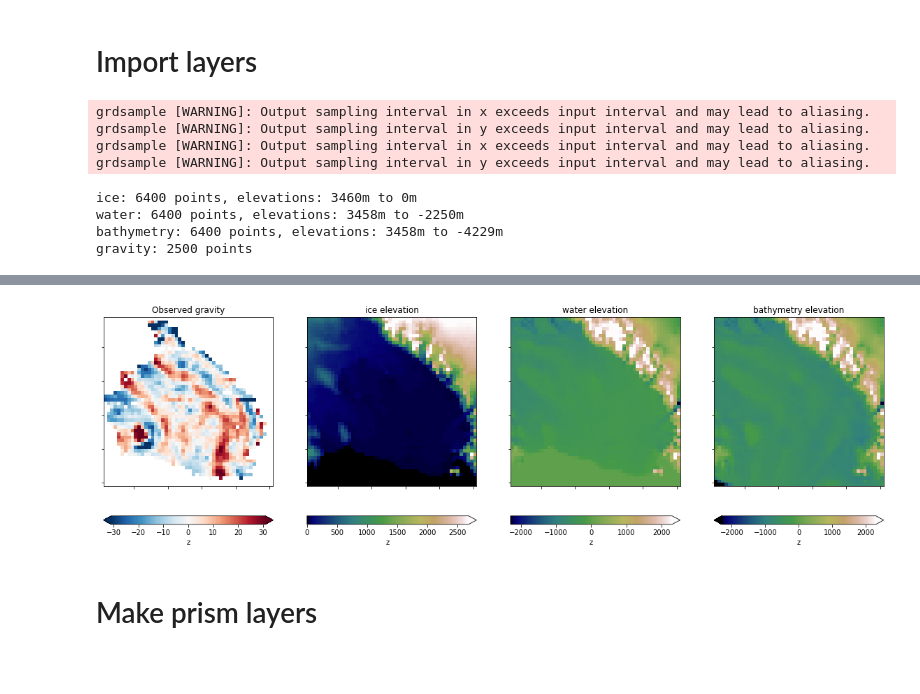
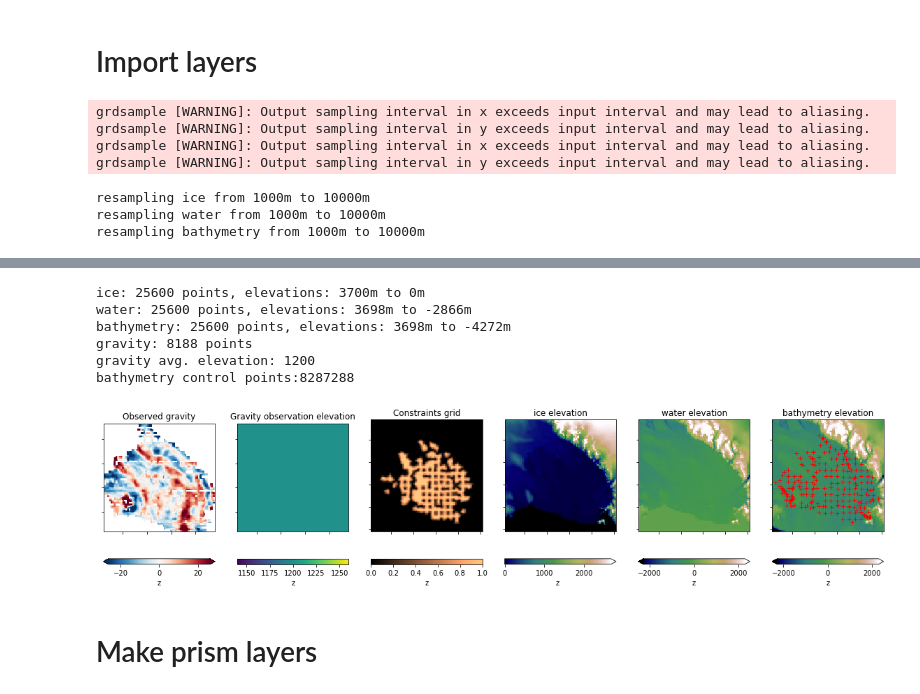
Before and after one commit to mdtanker/RIS_gravity_inversion, a Jupyter notebook: RIS_inversion.ipynb, the cells around one changed output, grey strips where cells are left out. Drawn from its saved outputs; the diff is of its cells as text; code cells hidden in the pictures; blank space fills up the shorter version.

```diff
--- a/RIS_inversion.ipynb
+++ b/RIS_inversion.ipynb
@@ -1027,10 +1090,10 @@ def geo_inversion(
 # %%
-zoom = 0e3
-n_shift = 0e3#600e3
-w_shift = 0#250e3
+zoom = 0#300e3
+n_shift = 0#150e3#600e3
+w_shift = 0#-150e3#250e3
 buffer = 300e3
 
-# starting region is 1,000km x 1,000km
+# starting inversion region is 1,000km x 1,000km
 e_inv = -580000+zoom+w_shift
 w_inv = 420000-zoom+w_shift
 n_inv = -1420000+zoom-n_shift
@@ -1063,10 +1126,10 @@ layers_list = pd.Series([
 ])
 
 spacing_list = pd.Series([
-                20e3,
-                20e3,
-                20e3,
-                # 10e3,
+                10e3,
+                10e3,
+                10e3,
+                # 5e3,
                 # 10e3
 ])
 
@@ -1078,7 +1141,7 @@ rho_list = pd.Series([
             # 3300
 ])
 
-grav_spacing = 20e3
+grav_spacing = 10e3
 
 active_layer='bathymetry'
 
@@ -1112,7 +1175,7 @@ import_layers(
     fname_list,
     grav_spacing,
     active_layer,
-    constraints=False,
+    constraints=True,
     plot=True,
     plot_region=inv_reg,
     plot_type='xarray')
@@ -1121,7 +1184,6 @@ grdsample [WARNING]: Output sampling interval in x exceeds input interval and ma
 grdsample [WARNING]: Output sampling interval in y exceeds input interval and may lead to aliasing.
 grdsample [WARNING]: Output sampling interval in x exceeds input interval and may lead to aliasing.
 grdsample [WARNING]: Output sampling interval in y exceeds input interval and may lead to aliasing.
-ice: 6400 points, elevations: 3460m to 0m
-water: 6400 points, elevations: 3458m to -2250m
-bathymetry: 6400 points, elevations: 3458m to -4229m
-gravity: 2500 points
+resampling ice from 1000m to 10000m
+resampling water from 1000m to 10000m
+resampling bathymetry from 1000m to 10000m
@@ -1128,4 +1192,10 @@ gravity: 2500 points
+ice: 25600 points, elevations: 3700m to 0m
+water: 25600 points, elevations: 3698m to -2866m
+bathymetry: 25600 points, elevations: 3698m to -4272m
+gravity: 8188 points
+gravity avg. elevation: 1200
+bathymetry control points:8287288
-[figure, old version]
+[figure, new version]
 # %% [markdown]
 # Make prism layers
 # %%
```
Also changed, not shown: parts of 9 cells of this notebook, 9 other files.
